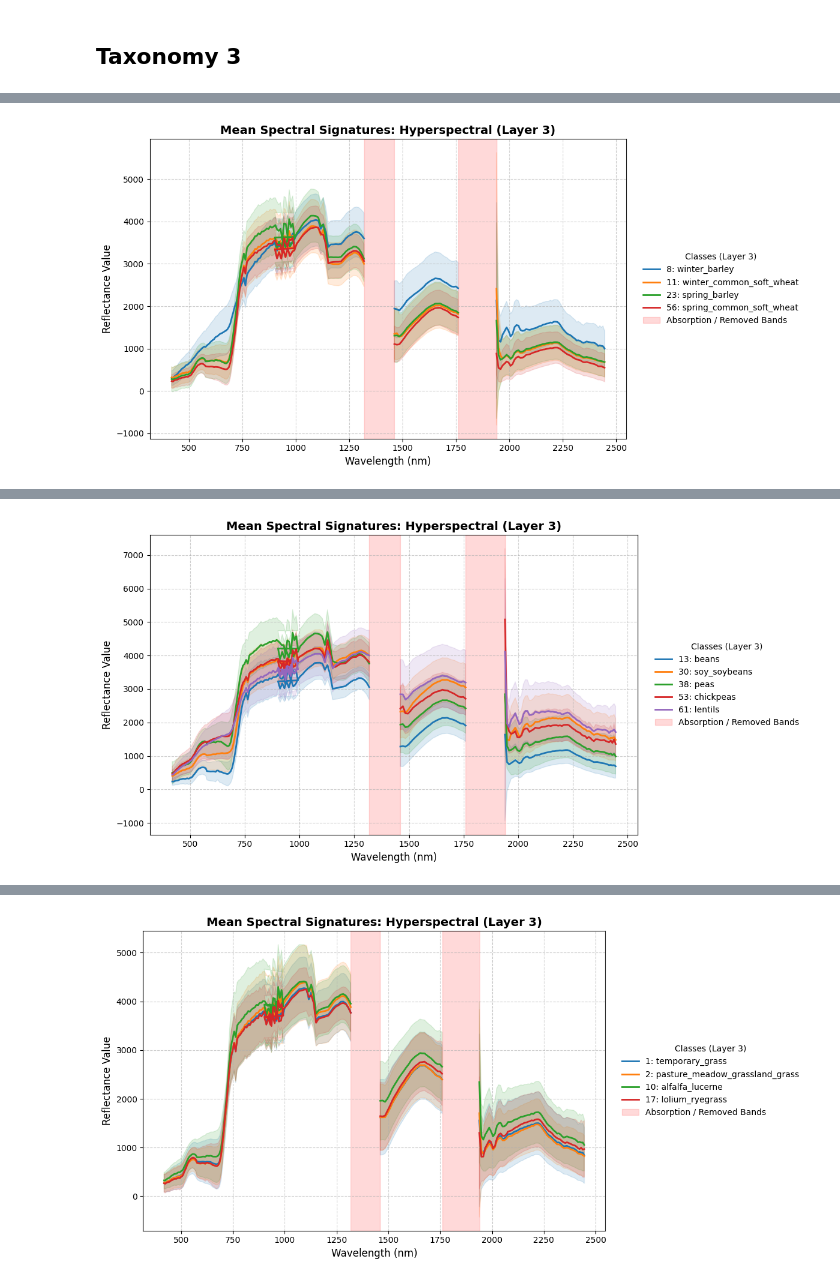
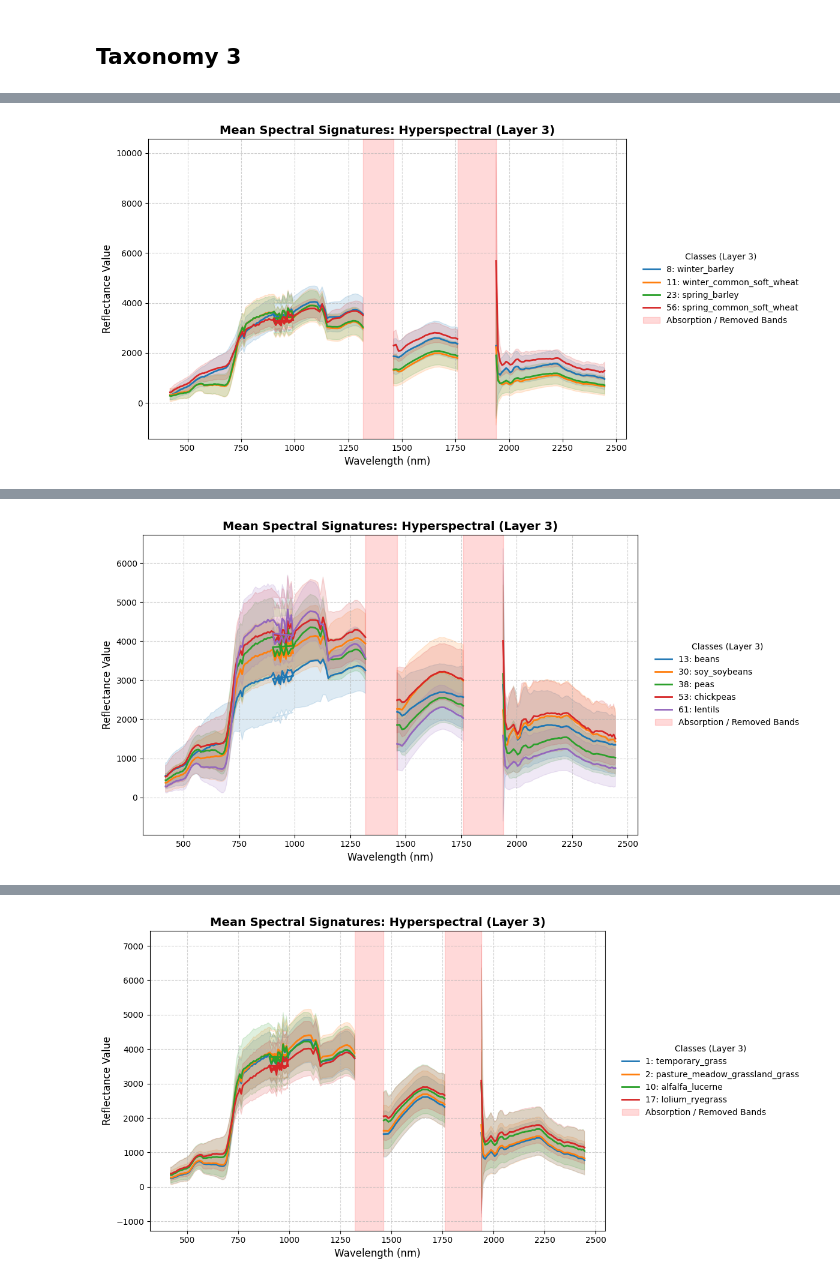
Before and after one commit to michelecarloni/CS_Thesis, a Jupyter notebook: notebooks/h2crop_analysis.ipynb, the cells around one changed output, grey strips where cells are left out. Saved outputs shown, nothing was run; the diff lists cells and outputs as text; code cells hidden in the pictures.

```diff
--- a/notebooks/h2crop_analysis.ipynb
+++ b/notebooks/h2crop_analysis.ipynb
@@ -117,0 +124,16 @@ Successfully loaded 300 files into memory.
+# %%
+from_train = False
+limit = 600
+save_result_dir = '../H2Crop'
+
+loader = H2Crop()
+file_sample_list = loader.get_file_list(from_train=from_train,
+                                            limit=limit)
+print("Saving file_sample_list...")
+
+os.makedirs(save_result_dir, exist_ok=True)
+with open(os.path.join(save_result_dir, "file_sample_list.txt"), "w") as f:
+    for file_name in file_sample_list:
+        f.write(file_name + '\n')
+
+print("file sample list succesfully saved")
@@ -117,0 +144,17 @@ Successfully loaded 300 files into memory.
+# %%
+file_sample_path = '../H2Crop/file_sample_list.txt'
+
+# Read File
+def read_file():
+
+    with open(file_sample_path, "r") as f:
+        file_list = f.read().splitlines()
+        return file_list
+
+file_list = read_file()
+
+for i in range(0,5):
+    print(file_list[i])
+
+# Loader
+loader = H2Crop()
@@ -124,5 +172,5 @@ sub_5 = [80, 82, 98, 99]
 # %%
-subsets = [sub_1, sub_2, sub_3, sub_4, sub_5]
+subsets = [sub_1, sub_2, sub_3, sub_4]
 
 for subset in subsets:
     plot_spectral_signatures_H2Crop(
@@ -138,3 +186,3 @@ Successfully loaded 300 files into memory.
 -> Modality kept: 'hyperspectral'. Priors kept: False.
-[figure, old version]
+[figure, new version]
 Extracting Spectral Signatures for HYPERSPECTRAL...
@@ -142,3 +190,3 @@ Successfully loaded 300 files into memory.
 -> Modality kept: 'hyperspectral'. Priors kept: False.
-[figure, old version]
+[figure, new version]
 Extracting Spectral Signatures for HYPERSPECTRAL...
@@ -146,3 +194,3 @@ Successfully loaded 300 files into memory.
 -> Modality kept: 'hyperspectral'. Priors kept: False.
-[figure, old version]
+[figure, new version]
 Extracting Spectral Signatures for HYPERSPECTRAL...
```
Also changed, not shown: parts of 6 cells of this notebook, 3 other files.
